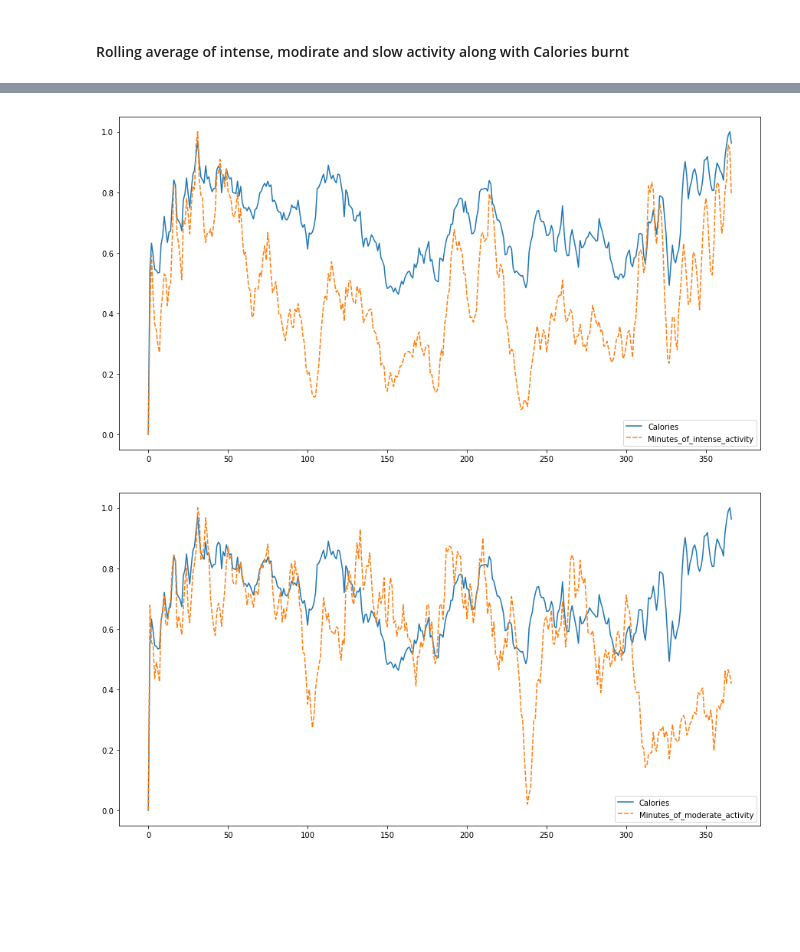
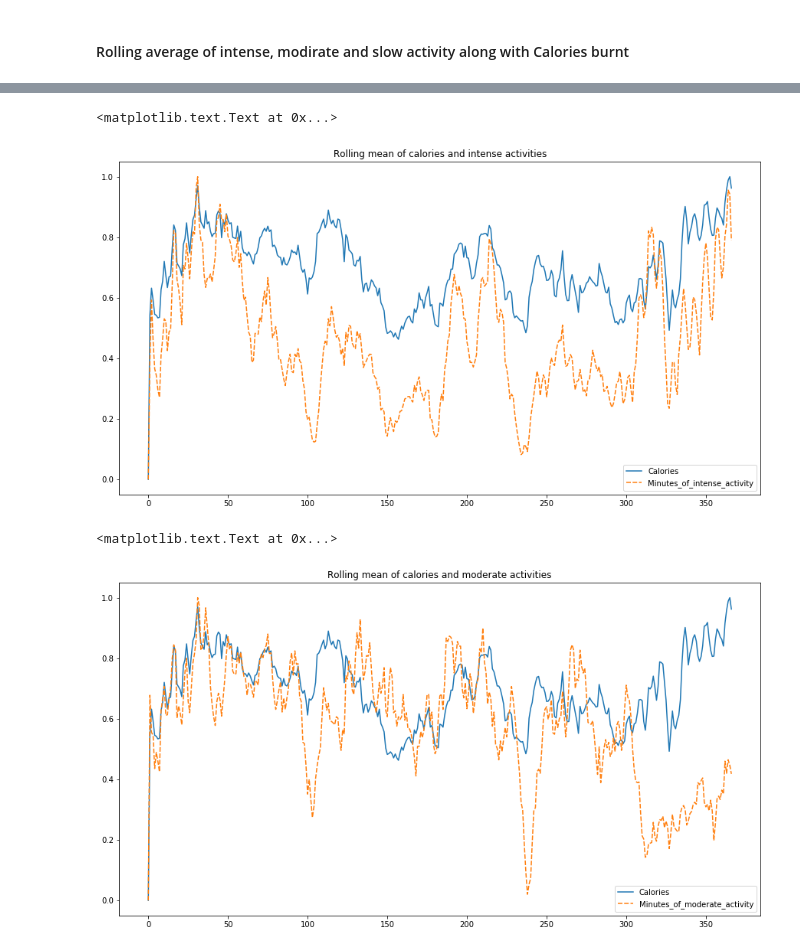
Before and after one commit to gtg269c/fitbit_charge_1year, a Jupyter notebook: kaggle_fitbit_charge_Analysis.ipynb, the cells around one changed output, grey strips where cells are left out. Cells and saved outputs as stored; diff of their text form; code cells hidden in the pictures; blank space fills up the shorter version.

```diff
--- a/kaggle_fitbit_charge_Analysis.ipynb
+++ b/kaggle_fitbit_charge_Analysis.ipynb
@@ -116,0 +112,4 @@ tracker_df.head()
+# %%
+## sum  the slow, moderate and intense activity and create 'all_activity'
+
+tracker_df['all_activity'] = tracker_df[['Minutes_of_intense_activity','Minutes_of_moderate_activity','Minutes_of_slow_activity']].sum(axis=1)
@@ -234,22 +294,28 @@ plt.figure(figsize=(15,8))
 
 # timeseries plot using lineplot
 ax = sns.lineplot(data=wide_df_scaled )
+
+ax.set_title('Rolling mean of calories and intense activities')
 # %% [output]
+<matplotlib.text.Text at 0x...>
-[figure, old version]
+[figure, new version]
 # %%
 ## Plot the scaled rolling averages
 
 wide_df = pd.concat([calories_roll,moderate_activity_roll],axis=1)
 scaler = MinMaxScaler()
 
 wide_df_scaled = pd.DataFrame(scaler.fit_transform(wide_df), columns=wide_df.columns)
 # figure size
 plt.figure(figsize=(15,8))
 
 # timeseries plot using lineplot
 ax = sns.lineplot(data=wide_df_scaled )
+
+ax.set_title('Rolling mean of calories and moderate activities')
 # %% [output]
+<matplotlib.text.Text at 0x...>
-[figure, old version]
+[figure, new version]
 # %%
 ## Plot the scaled rolling averages
 
```
Also changed, not shown: parts of 19 cells of this notebook.
